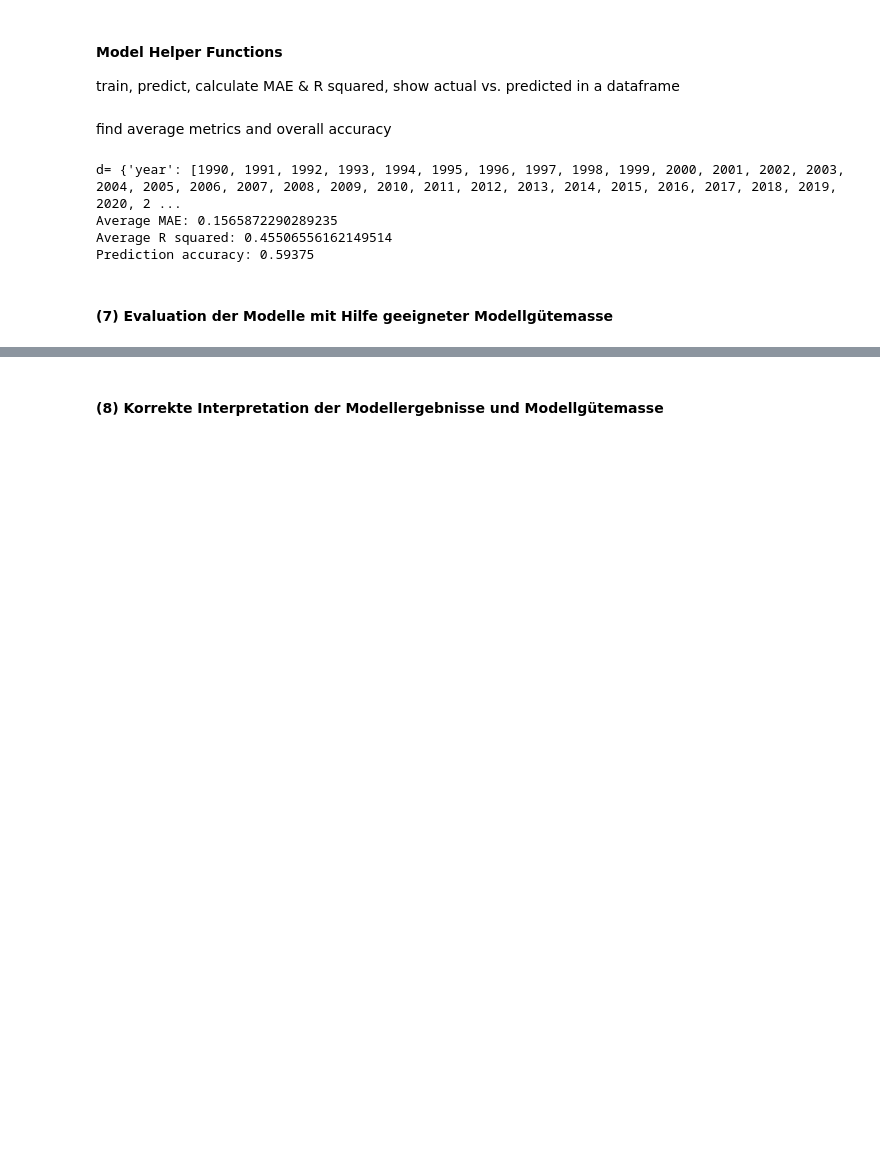
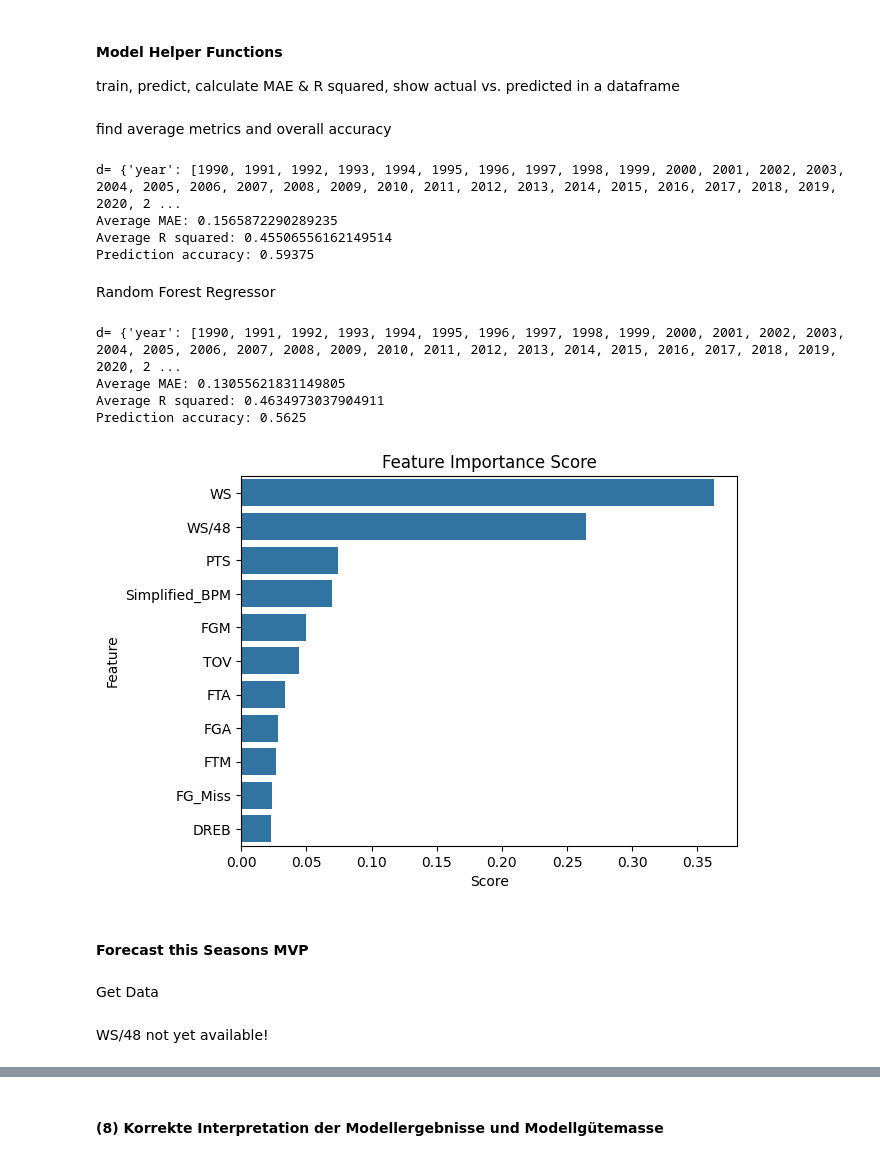
Before and after one commit to mimitridurri/ADS_Group2, a Jupyter notebook: WebScrape/Group2.ipynb, the cells around one changed output, grey strips where cells are left out. Saved outputs shown, nothing was run; the diff lists cells and outputs as text; code cells hidden in the pictures; blank space fills up the shorter version.

```diff
--- a/WebScrape/Group2.ipynb
+++ b/WebScrape/Group2.ipynb
@@ -949,7 +921,6 @@ to_drop = [
     'MP',
     'Rank',
     'Player',
-    'MVP Share',
     'MVP',
     'Year',
     'Nationality',
@@ -1094,5 +1064,50 @@ d= {'year': [1990, 1991, 1992, 1993, 1994, 1995, 1996, 1997, 1998, 1999, 2000, 2
 Average MAE: 0.1565872290289235
 Average R squared: 0.45506556162149514
 Prediction accuracy: 0.59375
-# %% [markdown]
-#### (7) Evaluation der Modelle mit Hilfe geeigneter Modellgütemasse
+# %% [markdown]
+Random Forest Regressor
+# %%
+#display feature importance for tree algorithms (RF, XGB, LGBM
+def avg_feature_importance(models, cols):
+    lst = []
+    for model in models:
+        feature_importance = list(model.feature_importances_)
+        lst.append(feature_importance)
+
+    df = pd.DataFrame(lst, columns=cols)
+    mean_features = df.mean()
+
+    #df2 = pd.DataFrame([cols ,mean_features], columns=['Feature', 'Feature Importance'])
+    df2 = pd.DataFrame([cols ,mean_features]).T
+    df2 = df2.rename(columns={0:'Feature', 1:'Score'}).sort_values(by='Score', ascending=False)
+
+    #plt.rcParams["figure.figsize"] = (7,4)
+    plt.title('Feature Importance Score')
+    sns.barplot(x='Score',
+                y= 'Feature',
+                data=df2,
+                )
+    plt.show()
+# %%
+rf_avg_mae, rf_avg_r2, rf_accuracy, rf_summary, rf_models, rf_cols = run_model_average(df=mvps,
+    regressor=RandomForestRegressor(n_estimators = 23,
+                                                random_state = 0,
+                                                max_depth=7,
+                                                min_samples_leaf=1,
+                                                min_samples_split=2),
+                                                print_metrics=True)
+# %% [output]
+d= {'year': [1990, 1991, 1992, 1993, 1994, 1995, 1996, 1997, 1998, 1999, 2000, 2001, 2002, 2003, 2004, 2005, 2006, 2007, 2008, 2009, 2010, 2011, 2012, 2013, 2014, 2015, 2016, 2017, 2018, 2019, 2020, 2 ...
+Average MAE: 0.13055621831149805
+Average R squared: 0.4634973037904911
+Prediction accuracy: 0.5625
+# %%
+avg_feature_importance(models=rf_models, cols=rf_cols)
+# %% [output]
+[figure, added]
+# %% [markdown]
+#### Forecast this Seasons MVP
+# %% [markdown]
+Get Data
+# %% [markdown]
+WS/48 not yet available!
```
Also changed, not shown: parts of 44 cells of this notebook.
